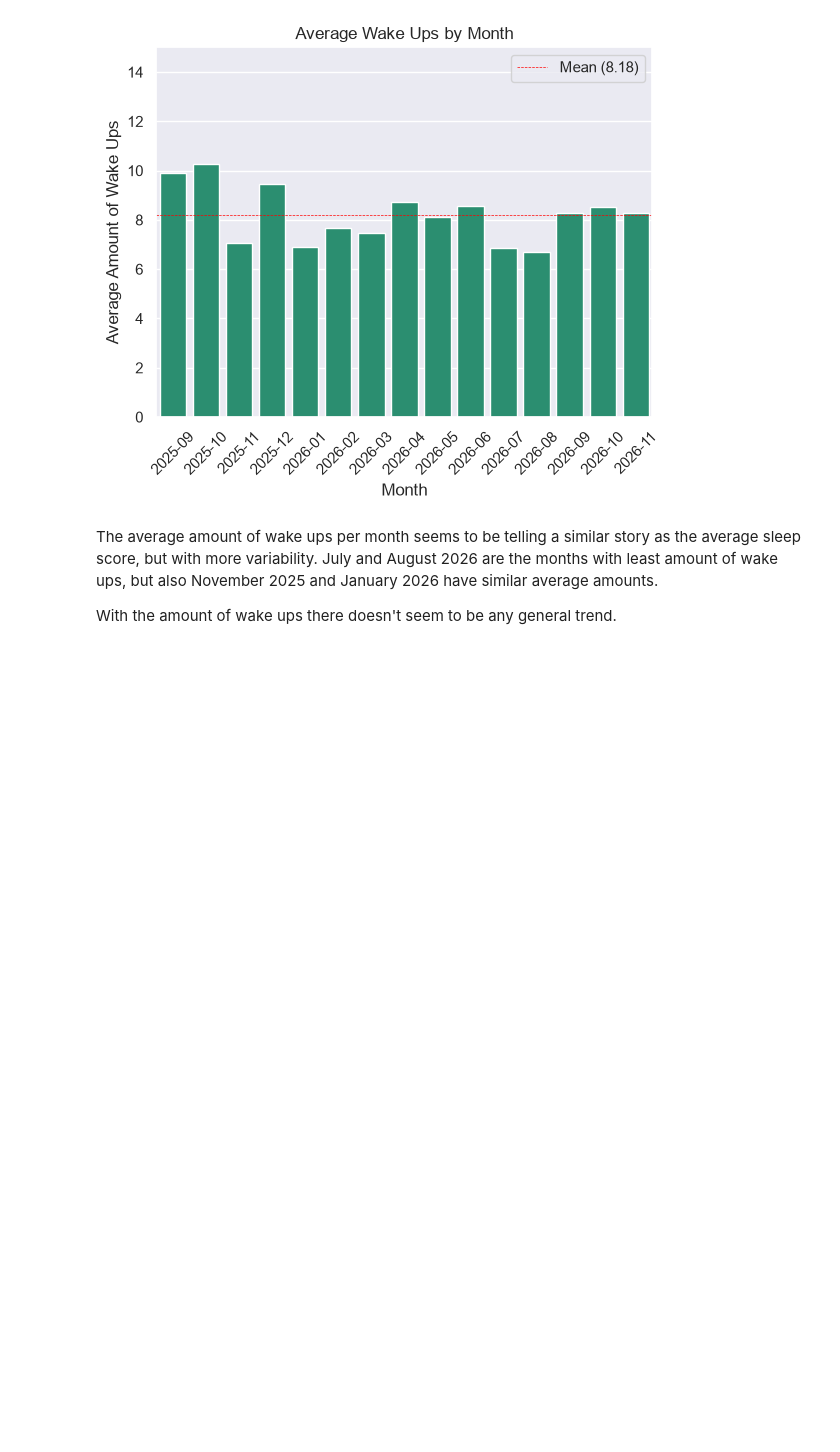
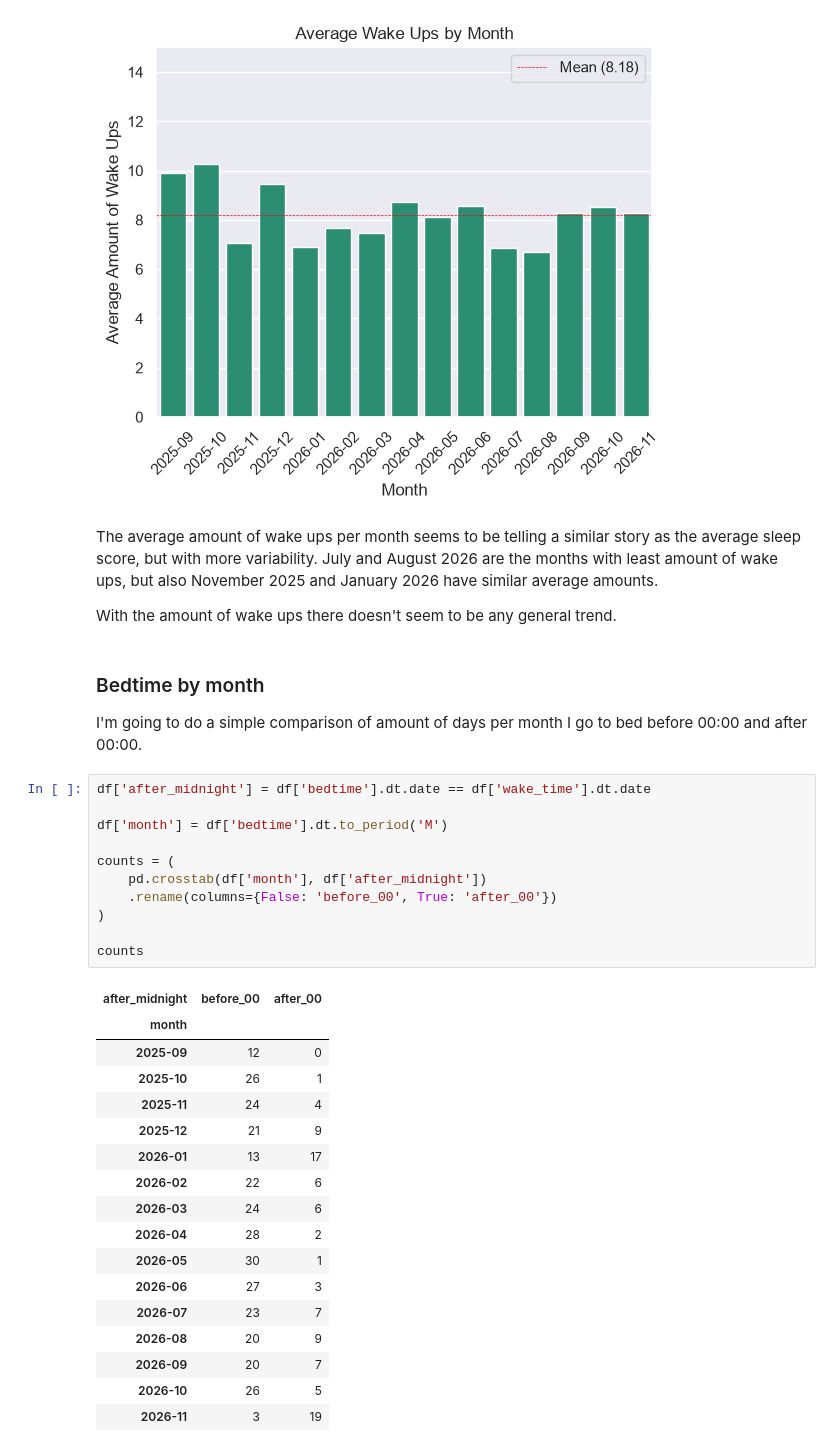
Before and after one commit to DimitarK13/personal-sleep-analysis, a Jupyter notebook: notebooks/03-exploratory-data-analysis.ipynb, the cells around one changed output. Cells and saved outputs as stored; diff of their text form; blank space fills up the shorter version.

```diff
--- a/notebooks/03-exploratory-data-analysis.ipynb
+++ b/notebooks/03-exploratory-data-analysis.ipynb
@@ -156,3 +156,36 @@ plt.show()
 The average amount of wake ups per month seems to be telling a similar story as the average sleep score, but with more variability. July and August 2026 are the months with least amount of wake ups, but also November 2025 and January 2026 have similar average amounts.
 
 With the amount of wake ups there doesn't seem to be any general trend.
+# %% [markdown]
+### Bedtime by month
+
+I'm going to do a simple comparison of amount of days per month I go to bed before 00:00 and after 00:00.
+# %%
+df['after_midnight'] = df['bedtime'].dt.date == df['wake_time'].dt.date
+
+df['month'] = df['bedtime'].dt.to_period('M')
+
+counts = (
+    pd.crosstab(df['month'], df['after_midnight'])
+    .rename(columns={False: 'before_00', True: 'after_00'})
+)
+
+counts
+# %% [output]
+| after_midnight | before_00 | after_00 |
+| month |  |  |
+| 2025-09 | 12 | 0 |
+| 2025-10 | 26 | 1 |
+| 2025-11 | 24 | 4 |
+| 2025-12 | 21 | 9 |
+| 2026-01 | 13 | 17 |
+| 2026-02 | 22 | 6 |
+| 2026-03 | 24 | 6 |
+| 2026-04 | 28 | 2 |
+| 2026-05 | 30 | 1 |
+| 2026-06 | 27 | 3 |
+| 2026-07 | 23 | 7 |
+| 2026-08 | 20 | 9 |
+| 2026-09 | 20 | 7 |
+| 2026-10 | 26 | 5 |
+| 2026-11 | 3 | 19 |
```
Also changed, not shown: parts of 3 cells of this notebook, 1 other file.
